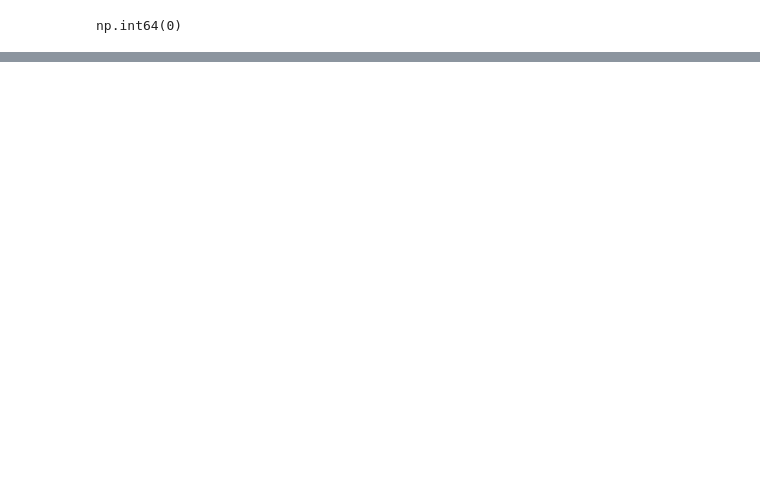
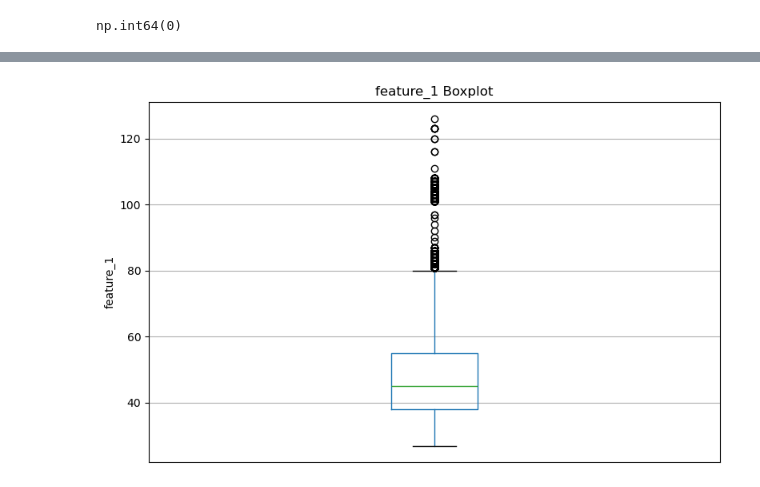
Before and after one commit to Daniyaliranmehr/Neural-Network-Training-Techniques, a Jupyter notebook: notebooks/01_data_preparation.ipynb, the cells around one changed output, grey strips where cells are left out. Cells and saved outputs as stored; diff of their text form; code cells hidden in the pictures; blank space fills up the shorter version.

```diff
--- a/notebooks/01_data_preparation.ipynb
+++ b/notebooks/01_data_preparation.ipynb
@@ -81,0 +116,4 @@ np.int64(0)
+# %%
+visualization.plot_boxplot(df, column='feature_1', save_path='../assets/')
+# %% [output]
+[figure, added]
```
Also changed, not shown: parts of 12 cells of this notebook, 4 other files.
